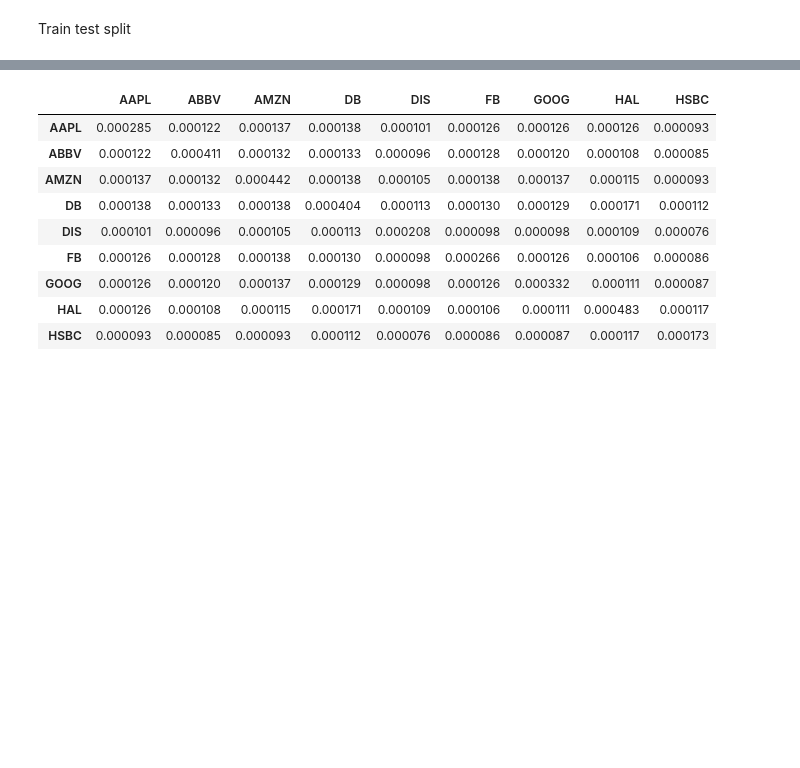
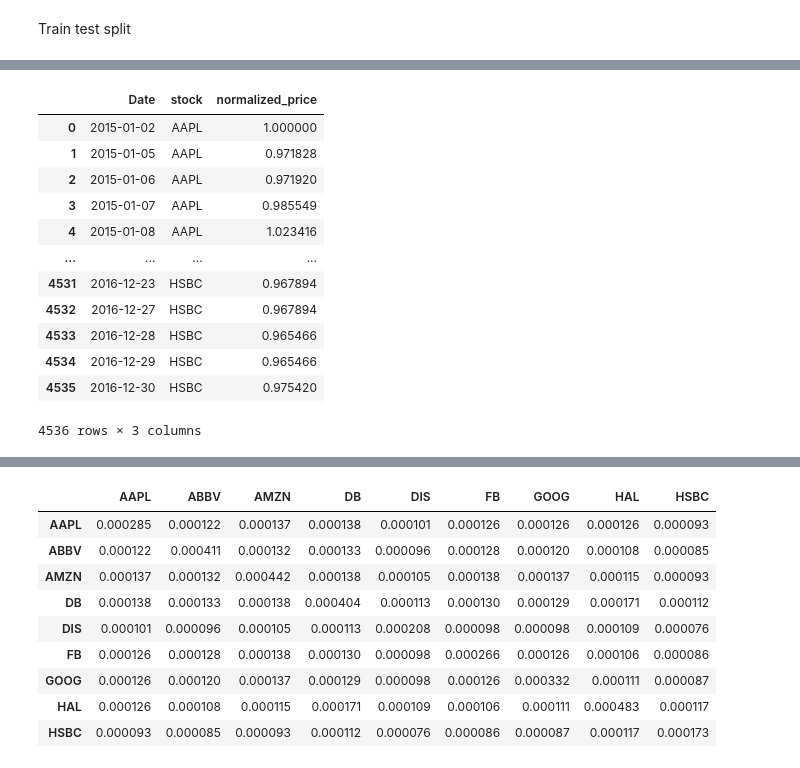
Before and after one commit to ruimaciell/2nd_homework_ml, a Jupyter notebook: HW2_2_rui.ipynb, the cells around one changed output, grey strips where cells are left out. Saved outputs shown, nothing was run; the diff lists cells and outputs as text; code cells hidden in the pictures; blank space fills up the shorter version.

```diff
--- a/HW2_2_rui.ipynb
+++ b/HW2_2_rui.ipynb
@@ -149,0 +177,16 @@ FFS_tst = FFS.iloc[T_trn:T,]
+# %%
+long_normalized_prices
+# %% [output]
+|  | Date | stock | normalized_price |
+| 0 | 2015-01-02 | AAPL | 1.000000 |
+| 1 | 2015-01-05 | AAPL | 0.971828 |
+| 2 | 2015-01-06 | AAPL | 0.971920 |
+| 3 | 2015-01-07 | AAPL | 0.985549 |
+| 4 | 2015-01-08 | AAPL | 1.023416 |
+| ... | ... | ... | ... |
+| 4531 | 2016-12-23 | HSBC | 0.967894 |
+| 4532 | 2016-12-27 | HSBC | 0.967894 |
+| 4533 | 2016-12-28 | HSBC | 0.965466 |
+| 4534 | 2016-12-29 | HSBC | 0.965466 |
+| 4535 | 2016-12-30 | HSBC | 0.975420 |
+4536 rows × 3 columns
```
Also changed, not shown: parts of 7 cells of this notebook, 3 other files.
